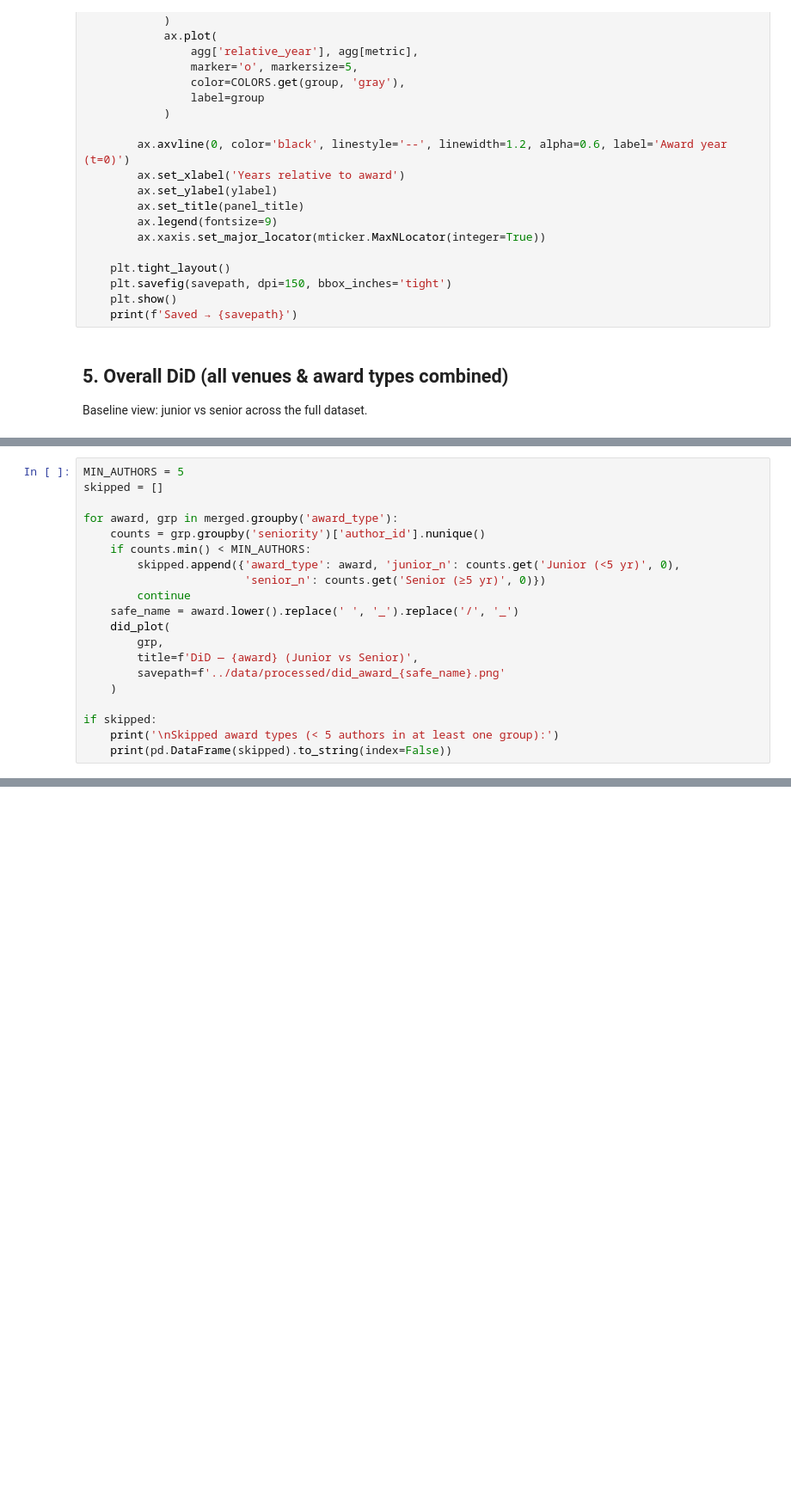
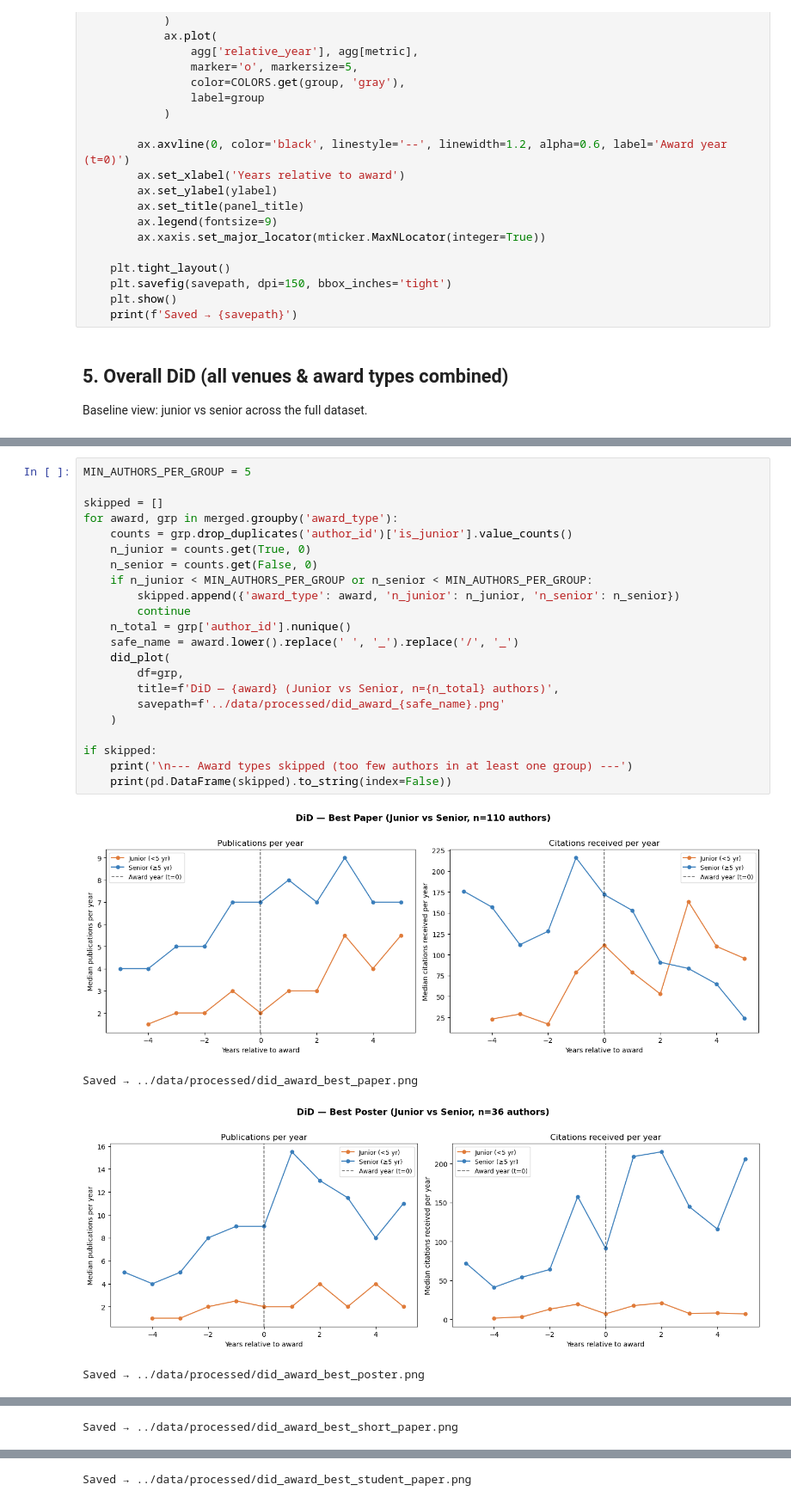
Before and after one commit to AppleShay/thesis-best-paper-trajectories, a Jupyter notebook: notebooks/38_did_publication_citation_trajectories.ipynb, the cells around one changed output, grey strips where cells are left out. Shown at 86% size. Cells and saved outputs as stored; diff of their text form; blank space fills up the shorter version.

```diff
--- a/notebooks/38_did_publication_citation_trajectories.ipynb
+++ b/notebooks/38_did_publication_citation_trajectories.ipynb
@@ -229,20 +253,27 @@ for conf, grp in merged.groupby('conference'):
 # %%
-MIN_AUTHORS = 5
+MIN_AUTHORS_PER_GROUP = 5
+
 skipped = []
-
 for award, grp in merged.groupby('award_type'):
-    counts = grp.groupby('seniority')['author_id'].nunique()
-    if counts.min() < MIN_AUTHORS:
-        skipped.append({'award_type': award, 'junior_n': counts.get('Junior (<5 yr)', 0),
-                        'senior_n': counts.get('Senior (≥5 yr)', 0)})
+    counts = grp.drop_duplicates('author_id')['is_junior'].value_counts()
+    n_junior = counts.get(True, 0)
+    n_senior = counts.get(False, 0)
+    if n_junior < MIN_AUTHORS_PER_GROUP or n_senior < MIN_AUTHORS_PER_GROUP:
+        skipped.append({'award_type': award, 'n_junior': n_junior, 'n_senior': n_senior})
         continue
+    n_total = grp['author_id'].nunique()
     safe_name = award.lower().replace(' ', '_').replace('/', '_')
     did_plot(
-        grp,
-        title=f'DiD — {award} (Junior vs Senior)',
+        df=grp,
+        title=f'DiD — {award} (Junior vs Senior, n={n_total} authors)',
         savepath=f'../data/processed/did_award_{safe_name}.png'
     )
 
 if skipped:
-    print('\nSkipped award types (< 5 authors in at least one group):')
+    print('\n--- Award types skipped (too few authors in at least one group) ---')
     print(pd.DataFrame(skipped).to_string(index=False))
+# %% [output]
+[figure, added]
+Saved → ../data/processed/did_award_best_paper.png
+[figure, added]
+Saved → ../data/processed/did_award_best_poster.png
@@ -248,0 +281 @@ if skipped:
+Saved → ../data/processed/did_award_best_short_paper.png
@@ -248,0 +283 @@ if skipped:
+Saved → ../data/processed/did_award_best_student_paper.png
```
Also changed, not shown: parts of 14 cells of this notebook.
